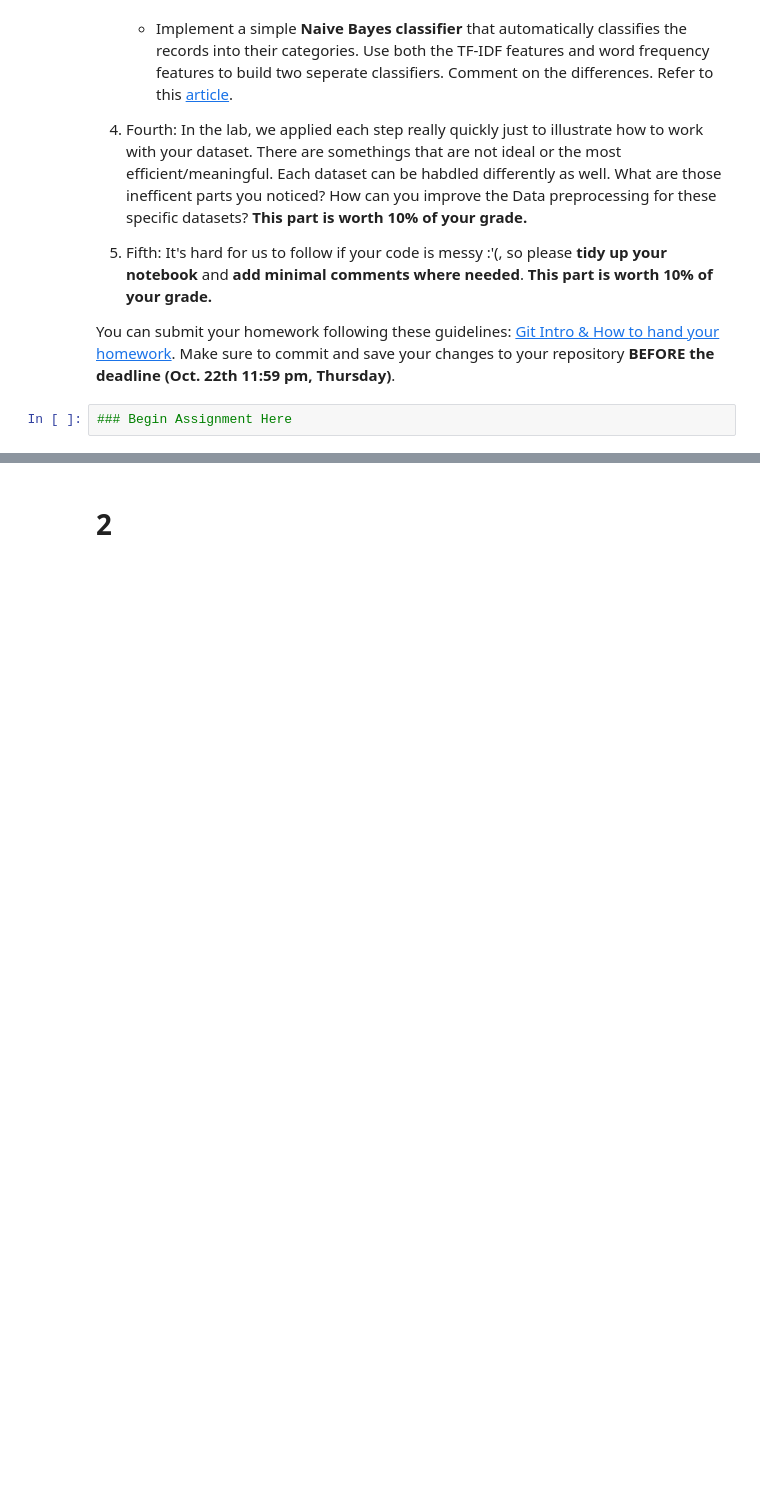
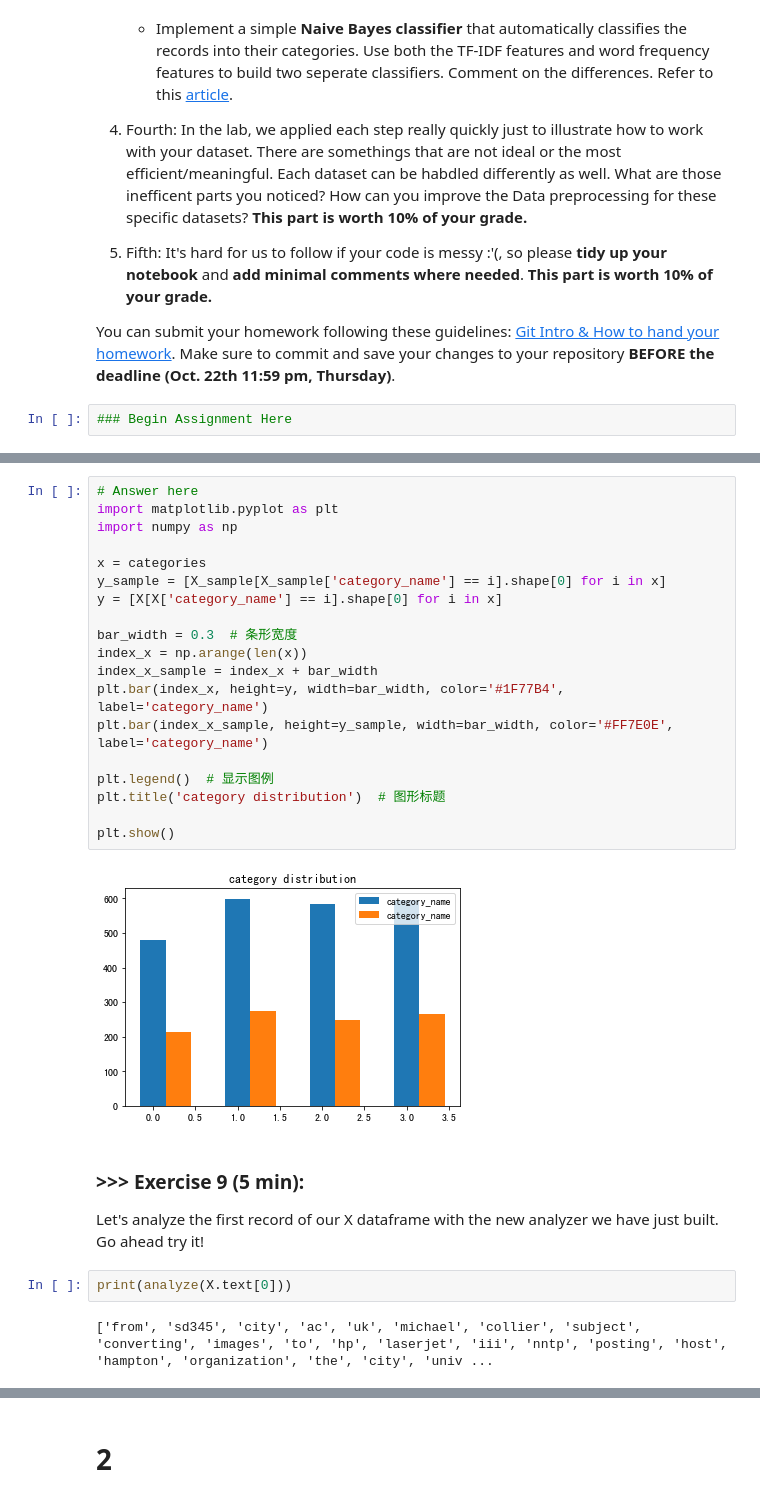
Before and after one commit to veblen-cai/DM2020-Lab1-Master, a Jupyter notebook: DM2020-Lab1-Homework.ipynb, the cells around one changed output, grey strips where cells are left out. Drawn from its saved outputs; the diff is of its cells as text; blank space fills up the shorter version.

```diff
--- a/DM2020-Lab1-Homework.ipynb
+++ b/DM2020-Lab1-Homework.ipynb
@@ -35,0 +235,28 @@ You can submit your homework following these guidelines: [Git Intro & How to han
+# %%
+# Answer here
+import matplotlib.pyplot as plt
+import numpy as np
+
+x = categories
+y_sample = [X_sample[X_sample['category_name'] == i].shape[0] for i in x]
+y = [X[X['category_name'] == i].shape[0] for i in x]
+
+bar_width = 0.3  # 条形宽度
+index_x = np.arange(len(x))
+index_x_sample = index_x + bar_width
+plt.bar(index_x, height=y, width=bar_width, color='#1F77B4', label='category_name')
+plt.bar(index_x_sample, height=y_sample, width=bar_width, color='#FF7E0E', label='category_name')
+
+plt.legend()  # 显示图例
+plt.title('category distribution')  # 图形标题
+
+plt.show()
+# %% [output]
+[figure, added]
+# %% [markdown]
+### **>>> Exercise 9 (5 min):**
+Let's analyze the first record of our X dataframe with the new analyzer we have just built. Go ahead try it!
+# %%
+print(analyze(X.text[0]))
+# %% [output]
+['from', 'sd345', 'city', 'ac', 'uk', 'michael', 'collier', 'subject', 'converting', 'images', 'to', 'hp', 'laserjet', 'iii', 'nntp', 'posting', 'host', 'hampton', 'organization', 'the', 'city', 'univ ...
```
Also changed, not shown: parts of 92 cells of this notebook.
